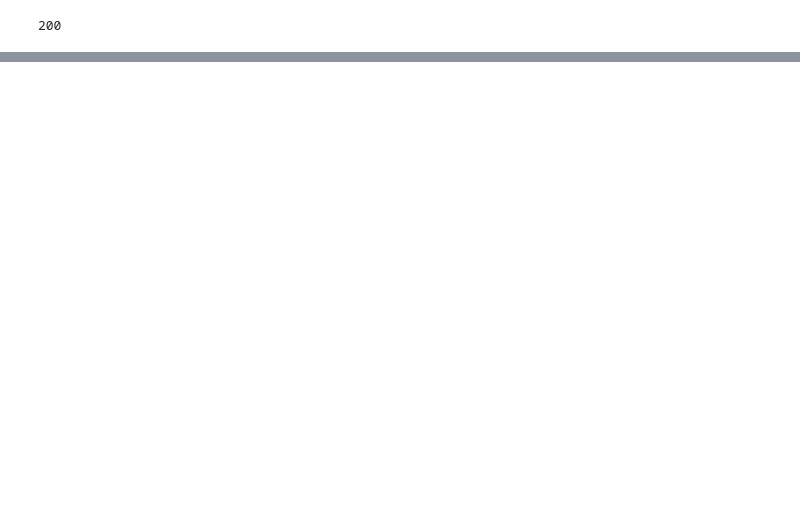
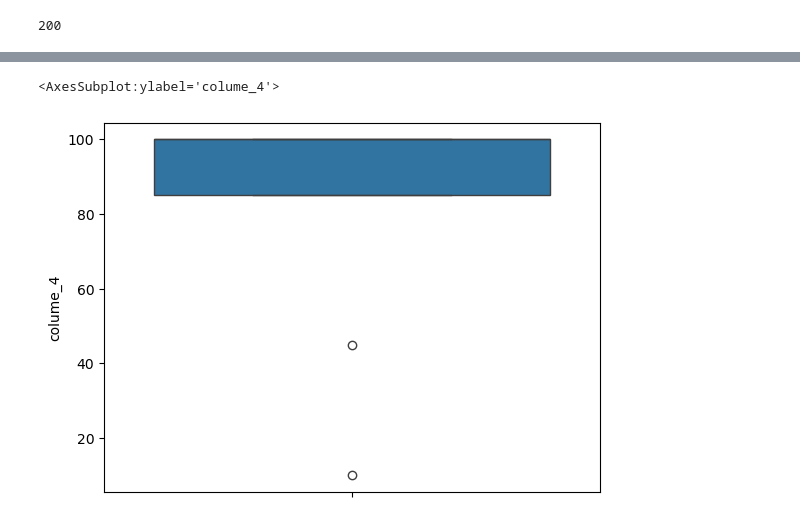
Before and after one commit to AmirRezaFarokhy/ML_Divar_BuyCar, a Jupyter notebook: main_ipy.ipynb, the cells around one changed output, grey strips where cells are left out. Cells and saved outputs as stored; diff of their text form; code cells hidden in the pictures; blank space fills up the shorter version.

```diff
--- a/main_ipy.ipynb
+++ b/main_ipy.ipynb
@@ -184,0 +178,7 @@ for col in ImportantColumn:
+# %%
+import seaborn as sns
+
+sns.boxplot(df['colume_4'])
+# %% [output]
+<AxesSubplot:ylabel='colume_4'>
+[figure, added]
```
Also changed, not shown: parts of 9 cells of this notebook.
